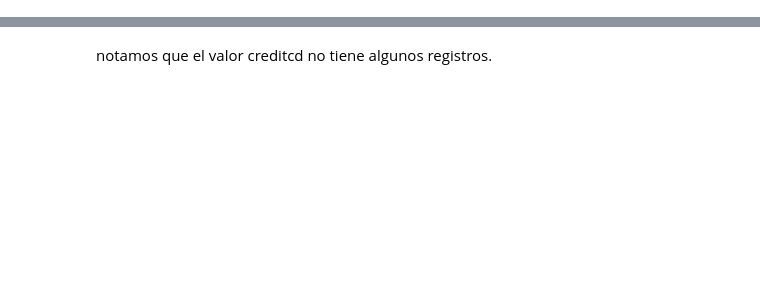
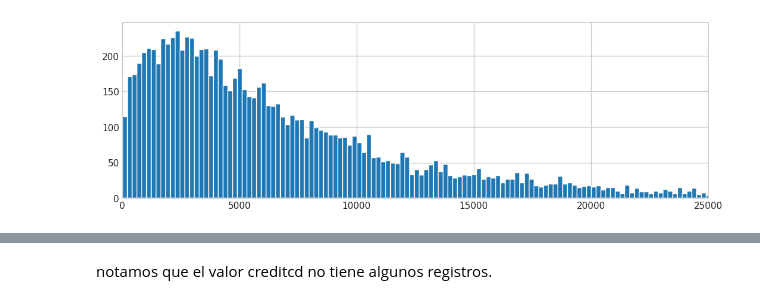
Before and after one commit to mgomez270/MLGuia1, a Jupyter notebook: Relación_Minutos.ipynb, the cells around one changed output, grey strips where cells are left out. Saved outputs shown, nothing was run; the diff lists cells and outputs as text; code cells hidden in the pictures; blank space fills up the shorter version.

```diff
--- a/Relación_Minutos.ipynb
+++ b/Relación_Minutos.ipynb
@@ -38,0 +61,6 @@ df = df.drop(['Customer_ID'],axis=1)
+# %%
+df['totmou'].hist(bins=800,figsize=(10,3))
+plt.xlim(-1, 25000)
+plt.show()
+# %% [output]
+[figure, added]
```
Also changed, not shown: parts of 32 cells of this notebook.
